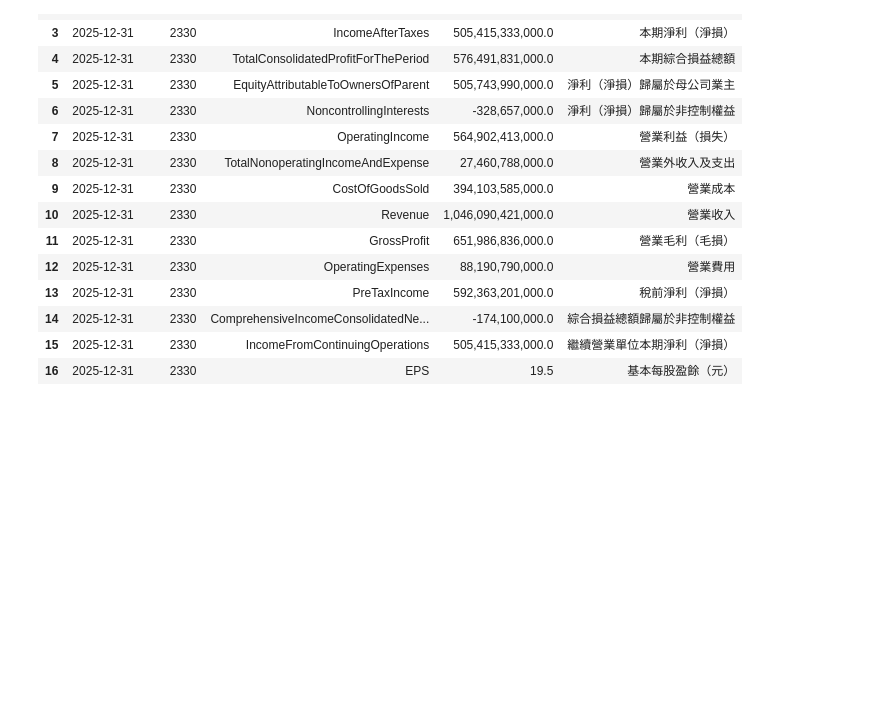
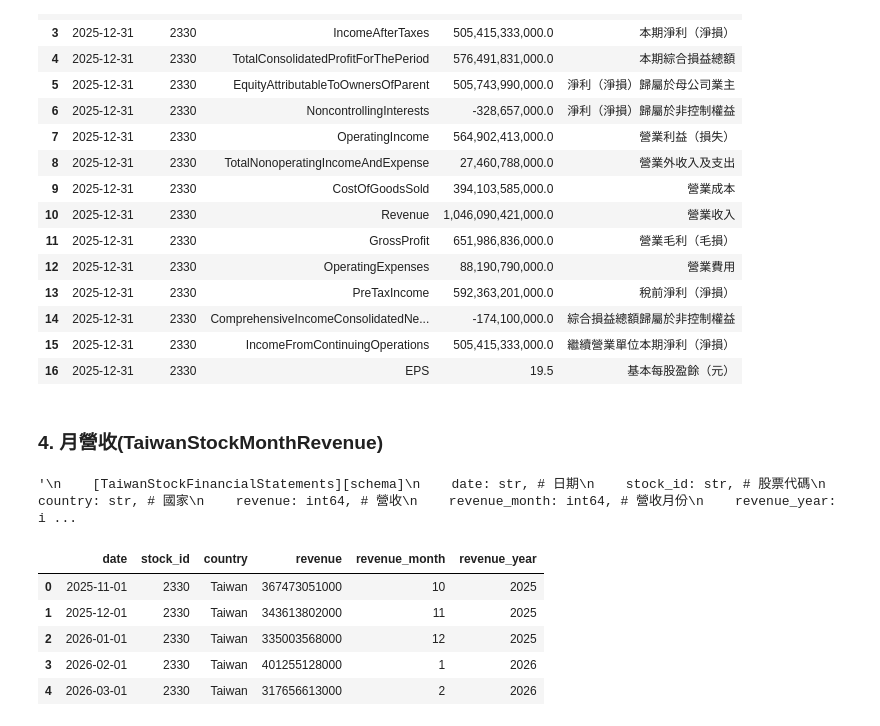
Before and after one commit to RexTuan/data_pipeline_project, a Jupyter notebook: notebooks/finmind_explore.ipynb, the cells around one changed output. Saved outputs shown, nothing was run; the diff lists cells and outputs as text; code cells hidden in the pictures; blank space fills up the shorter version.

```diff
--- a/notebooks/finmind_explore.ipynb
+++ b/notebooks/finmind_explore.ipynb
@@ -127,3 +137,38 @@ tmp
 | 14 | 2025-12-31 | 2330 | ComprehensiveIncomeConsolidatedNe... | -174,100,000.0 | 綜合損益總額歸屬於非控制權益 |
 | 15 | 2025-12-31 | 2330 | IncomeFromContinuingOperations | 505,415,333,000.0 | 繼續營業單位本期淨利（淨損） |
 | 16 | 2025-12-31 | 2330 | EPS | 19.5 | 基本每股盈餘（元） |
+# %% [markdown]
+### 4. 月營收(TaiwanStockMonthRevenue)
+# %%
+def fetch_stock_month_revenue(stock_id,  begin_date= date.today().strftime('%Y-%m-%d'), end_date= date.today().strftime('%Y-%m-%d')):
+    params = {
+        'dataset': 'TaiwanStockMonthRevenue',
+        'data_id': stock_id,
+        'start_date': begin_date, #API設定一律撈到最新資料
+        'token': TOKEN
+    }
+    res = requests.get(BASE_URL, params=params).json()
+    df = pd.DataFrame(res['data'])
+    return df
+
+"""
+    [TaiwanStockFinancialStatements][schema]
+    date: str, # 日期
+    stock_id: str, # 股票代碼
+    country: str, # 國家
+    revenue: int64, # 營收
+    revenue_month: int64, # 營收月份
+    revenue_year: int64 # 營收年份
+"""
+# %% [output]
+'\n    [TaiwanStockFinancialStatements][schema]\n    date: str, # 日期\n    stock_id: str, # 股票代碼\n    country: str, # 國家\n    revenue: int64, # 營收\n    revenue_month: int64, # 營收月份\n    revenue_year: i ...
+# %%
+tmp = fetch_stock_month_revenue("2330","2025-11-01")
+tmp
+# %% [output]
+|  | date | stock_id | country | revenue | revenue_month | revenue_year |
+| 0 | 2025-11-01 | 2330 | Taiwan | 367473051000 | 10 | 2025 |
+| 1 | 2025-12-01 | 2330 | Taiwan | 343613802000 | 11 | 2025 |
+| 2 | 2026-01-01 | 2330 | Taiwan | 335003568000 | 12 | 2025 |
+| 3 | 2026-02-01 | 2330 | Taiwan | 401255128000 | 1 | 2026 |
+| 4 | 2026-03-01 | 2330 | Taiwan | 317656613000 | 2 | 2026 |
```
Also changed, not shown: parts of 11 cells of this notebook, 1 other file.
